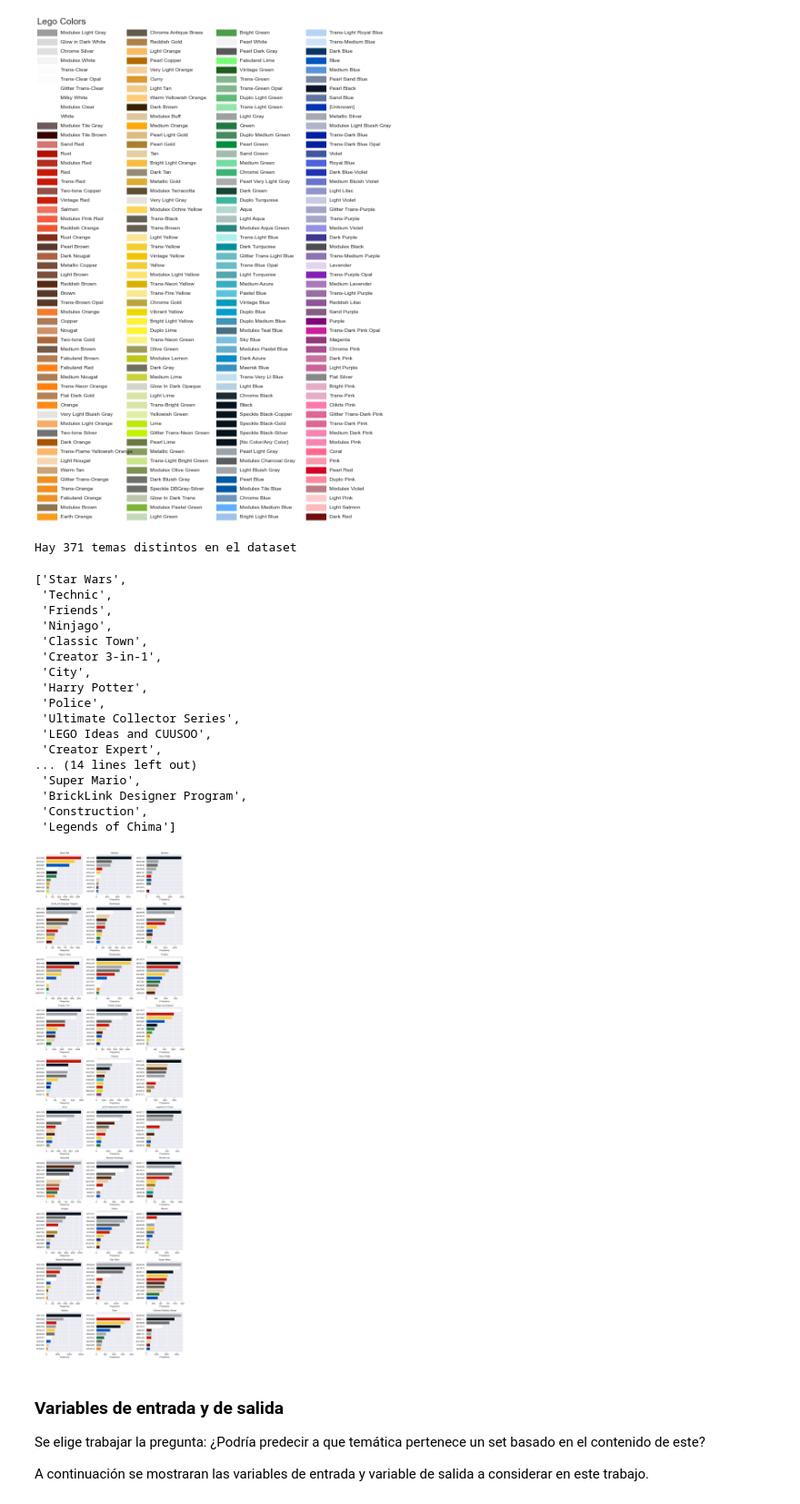
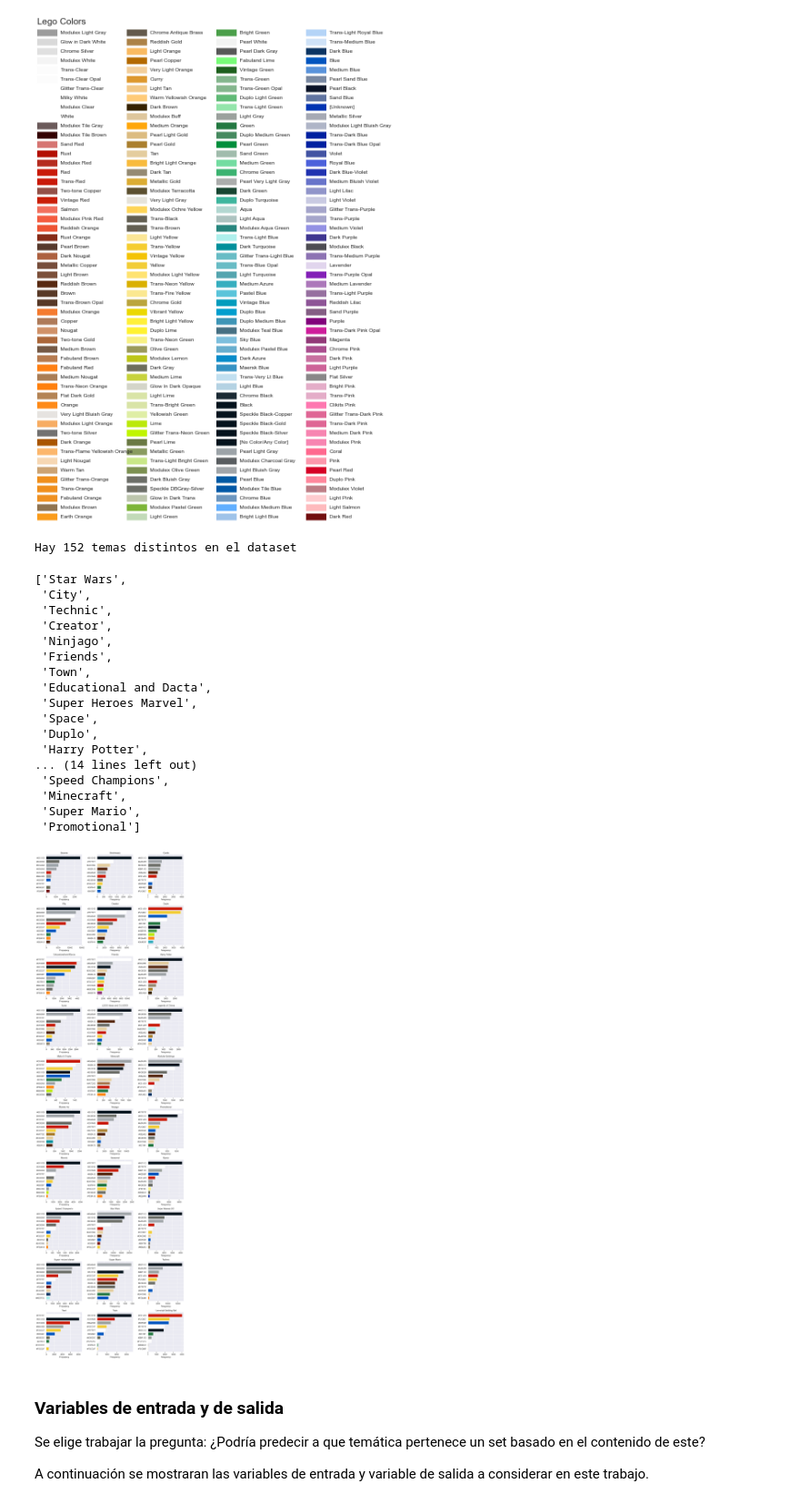
Before and after one commit to BenjaSar/AdD, a Jupyter notebook: TP_Integrador_AdD.ipynb, the cells around one changed output. Shown at 91% size. Drawn from its saved outputs; the diff is of its cells as text; code cells hidden in the pictures.

```diff
--- a/TP_Integrador_AdD.ipynb
+++ b/TP_Integrador_AdD.ipynb
@@ -704,6 +704,6 @@ Theme_color = result[['color_id', 'theme_name']]
 # %%
 #group the 'Theme_color' dataset by the 'theme_name' and count the quantity of diferente colors of the parts
-colors_themes = pd.DataFrame(Theme_color.groupby(by='theme_name').apply(lambda x: x['color_id'].value_counts()))
+colors_themes = pd.DataFrame(Theme_color.groupby(by='themes_parent_name').apply(lambda x: x['color_id'].value_counts()))
 colors_themes
 # %% [output]
 |  |  | count |
@@ -1212,7 +1210,7 @@ plt.show()
 #grouped_theme = filtered_data.groupby('theme_name')
 
 # Agrupar RGB por tema
-grouped_theme = result_part_colorS.groupby('theme_name')
+grouped_theme = result_part_colorS.groupby('themes_parent_name')
 
 # Count the frequency of each RGB code within each theme
 theme_color_counts = grouped_theme['rgb'].value_counts()
@@ -1222,43 +1220,43 @@ top_10_colors = theme_color_counts.groupby(level=0).nlargest(10)
 
 top_10_colors_df = top_10_colors.reset_index(level=0, drop=True).reset_index(name='frequency')
 # %%
-print(f"Hay {top_10_colors_df['theme_name'].nunique()} temas distintos en el dataset")
+print(f"Hay {top_10_colors_df['themes_parent_name'].nunique()} temas distintos en el dataset")
 # %% [output]
-Hay 371 temas distintos en el dataset
+Hay 152 temas distintos en el dataset
 # %%
 # Vamos a visualizar los 30 temas con mas piezas
-grouped_df = top_10_colors_df.groupby('theme_name').agg({'frequency': 'sum'})
+grouped_df = top_10_colors_df.groupby('themes_parent_name').agg({'frequency': 'sum'})
 #grouped_df
 sorted_df = grouped_df.sort_values('frequency', ascending=False)
 #sorted_df
 filtered_df = sorted_df.head(30) #Cambiar este valor (30) por la cantidad de temas con mayor cantidad de piezas que se quiera ver
 filtered_df = filtered_df.reset_index()
-theme_list = filtered_df['theme_name'].tolist()
+theme_list = filtered_df['themes_parent_name'].tolist()
 theme_list
 # %% [output]
 ['Star Wars',
+ 'City',
  'Technic',
+ 'Creator',
+ 'Ninjago',
  'Friends',
- 'Ninjago',
- 'Classic Town',
- 'Creator 3-in-1',
- 'City',
+ 'Town',
+ 'Educational and Dacta',
+ 'Super Heroes Marvel',
+ 'Space',
+ 'Duplo',
  'Harry Potter',
- 'Police',
- 'Ultimate Collector Series',
- 'LEGO Ideas and CUUSOO',
- 'Creator Expert',
 ... (14 lines left out)
+ 'Speed Champions',
+ 'Minecraft',
  'Super Mario',
- 'BrickLink Designer Program',
- 'Construction',
- 'Legends of Chima']
+ 'Promotional']
 # %%
 # Si se quisieran filtrar solo algunos themes usar el codigo comentado (se uso para correr mas rapido probando distintos graficos)
-filtered_data = result_part_colorS[result_part_colorS['theme_name'].isin(theme_list)]
+filtered_data = result_part_colorS[result_part_colorS['themes_parent_name'].isin(theme_list)]
 
 # Agrupar RGB por tema
-grouped_theme = filtered_data.groupby('theme_name')
+grouped_theme = filtered_data.groupby('themes_parent_name')
 
 # Count the frequency of each RGB code within each theme
 theme_color_counts = grouped_theme['rgb'].value_counts()
@@ -1269,7 +1267,7 @@ top_10_colors = theme_color_counts.groupby(level=0).nlargest(10)
 top_10_colors_df = top_10_colors.reset_index(level=0, drop=True).reset_index(name='frequency')
 # %%
 # Group the data by theme_name
-grouped_data = top_10_colors_df.groupby('theme_name')
+grouped_data = top_10_colors_df.groupby('themes_parent_name')
 
 # Extract theme names and unique RGB codes
 theme_names = list(grouped_data.groups.keys())
@@ -1299,34 +1297,34 @@ for i, theme_name in enumerate(theme_names):
 
     y_pos = np.arange(len(frequencies))
     axs[row, col].barh(y_pos, frequencies, align='center', color=colors)
     axs[row, col].set_yticks(y_pos)
     axs[row, col].set_yticklabels(colors)
     axs[row, col].invert_yaxis()
     axs[row, col].set_xlabel('Frequency')
     axs[row, col].set_title(theme_name)
 
     # Create a twin Axes object for separate x-axis scale
     axs_twin = axs[row, col].twiny()
 
     # Adjust x-axis limits
     max_frequency = max(frequencies)
     axs_twin.set_xlim([0, max_frequency * 1.1])  # Add a buffer of 10% to the maximum frequency for better visibility
 
     # Remove ticks and labels from the twin Axes
     axs_twin.set_xticks([])
     axs_twin.set_xticklabels([])
 
 # Hide unused subplots
 if num_charts < num_rows * num_cols:
     for i in range(num_charts, num_rows * num_cols):
         row = i // num_cols
         col = i % num_cols
         axs[row, col].axis('off')
 
 plt.tight_layout()
 plt.show()
 # %% [output]
-[figure, old version]
+[figure, new version]
 # %% [markdown]
 ### Variables de entrada y de salida
 
```
Also changed, not shown: parts of 59 cells of this notebook.
